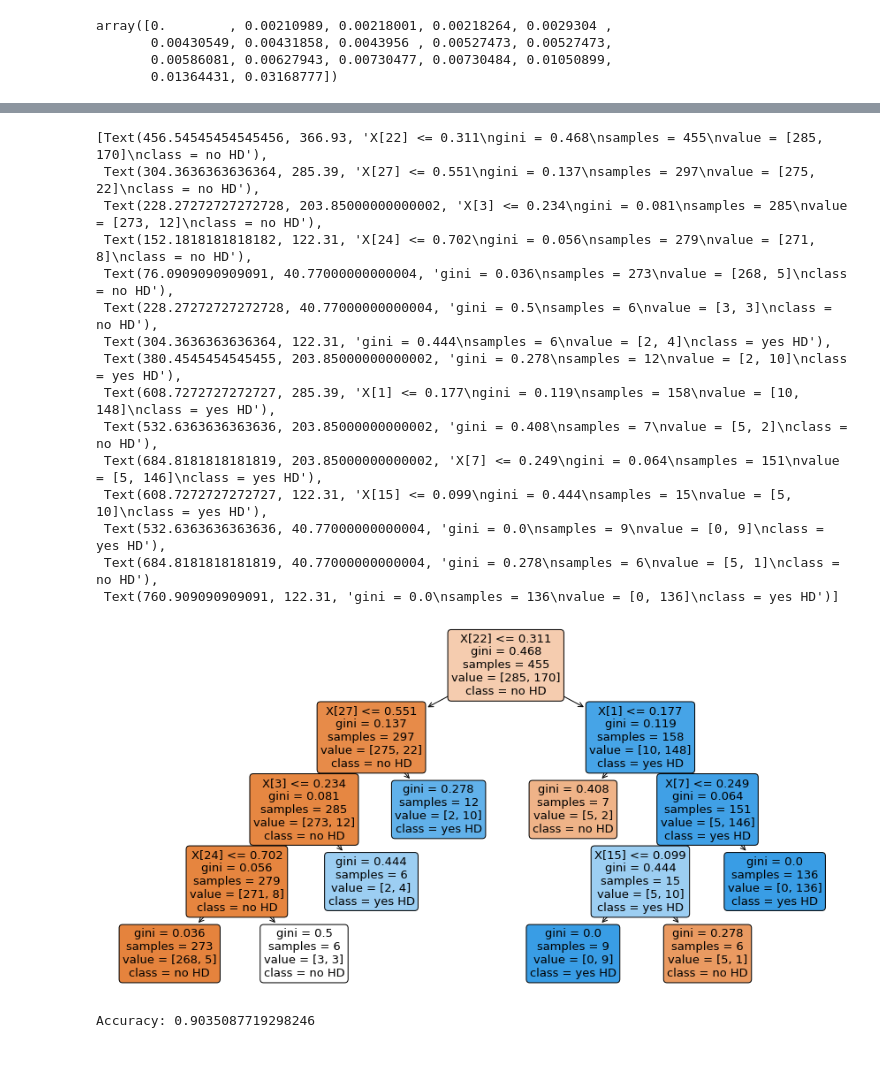
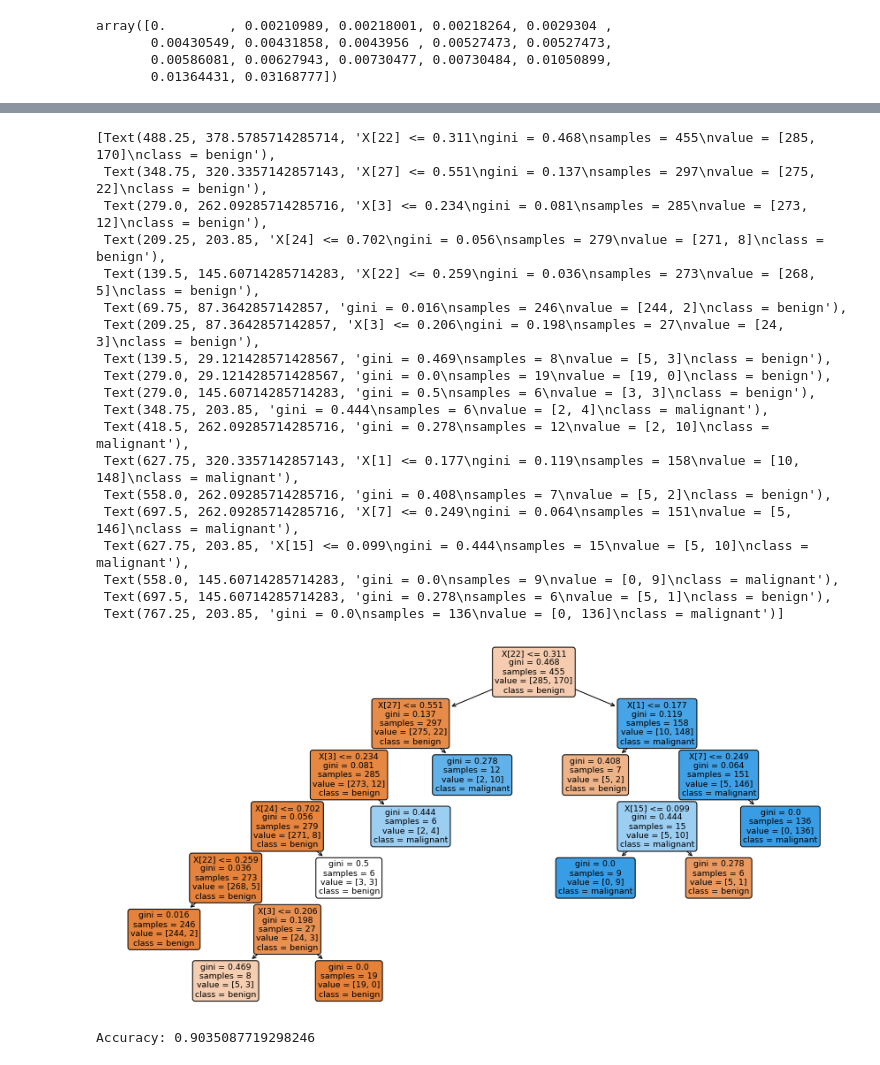
Before and after one commit to raulsainz/DataAnalytics, a Jupyter notebook: KNN.ipynb, the cells around one changed output, grey strips where cells are left out. Cells and saved outputs as stored; diff of their text form; code cells hidden in the pictures.

Commit message:
KNN vs Decision tree

```diff
--- a/KNN.ipynb
+++ b/KNN.ipynb
@@ -305,7 +297,3 @@ plot_confusion_matrix(kdd_final,X_test,y_test, display_labels=['benign','maligna
 # %% [output]
 <sklearn.metrics._plot.confusion_matrix.ConfusionMatrixDisplay at 0x...>
 [figure]
-# %%
-# Splitting train data for model tuning with cross-validation
-cv_train = ShuffleSplit(n_splits=cv_n_split, test_size=test_train_split_part, random_state=random_state)
-plot_learning_curve(knn, "KNN", X_train, y_train, cv=cv_train)
@@ -418,27 +403,29 @@ alpha_results.sort_values(by=['mean_accuracy'], ascending=False)
 # %%
-#First decision tree
-from sklearn.tree  import DecisionTreeClassifier
-from sklearn.tree  import plot_tree
-clf_dt = DecisionTreeClassifier(random_state=random_state,ccp_alpha=0.004,min_samples_leaf=6)
-clf_dt = clf_dt.fit(X_train,y_train)
+#Tunned decision tree
+dt_final = DecisionTreeClassifier(random_state=random_state,ccp_alpha=decision_tree_CV.best_params_['ccp_alpha'],min_samples_leaf=decision_tree_CV.best_params_['min_samples_leaf'])
+dt_final = dt_final.fit(X_train,y_train)
 plt.figure(figsize=(15,7.5))
-plot_tree(clf_dt,filled=True,rounded=True,class_names=['no HD','yes HD'])
+plot_tree(dt_final,filled=True,rounded=True,class_names=['benign','malignant'])
 # %% [output]
-[Text(456.54545454545456, 366.93, 'X[22] <= 0.311\ngini = 0.468\nsamples = 455\nvalue = [285, 170]\nclass = no HD'),
- Text(304.3636363636364, 285.39, 'X[27] <= 0.551\ngini = 0.137\nsamples = 297\nvalue = [275, 22]\nclass = no HD'),
- Text(228.27272727272728, 203.85000000000002, 'X[3] <= 0.234\ngini = 0.081\nsamples = 285\nvalue = [273, 12]\nclass = no HD'),
- Text(152.1818181818182, 122.31, 'X[24] <= 0.702\ngini = 0.056\nsamples = 279\nvalue = [271, 8]\nclass = no HD'),
- Text(76.0909090909091, 40.77000000000004, 'gini = 0.036\nsamples = 273\nvalue = [268, 5]\nclass = no HD'),
- Text(228.27272727272728, 40.77000000000004, 'gini = 0.5\nsamples = 6\nvalue = [3, 3]\nclass = no HD'),
- Text(304.3636363636364, 122.31, 'gini = 0.444\nsamples = 6\nvalue = [2, 4]\nclass = yes HD'),
- Text(380.4545454545455, 203.85000000000002, 'gini = 0.278\nsamples = 12\nvalue = [2, 10]\nclass = yes HD'),
- Text(608.7272727272727, 285.39, 'X[1] <= 0.177\ngini = 0.119\nsamples = 158\nvalue = [10, 148]\nclass = yes HD'),
- Text(532.6363636363636, 203.85000000000002, 'gini = 0.408\nsamples = 7\nvalue = [5, 2]\nclass = no HD'),
- Text(684.8181818181819, 203.85000000000002, 'X[7] <= 0.249\ngini = 0.064\nsamples = 151\nvalue = [5, 146]\nclass = yes HD'),
- Text(608.7272727272727, 122.31, 'X[15] <= 0.099\ngini = 0.444\nsamples = 15\nvalue = [5, 10]\nclass = yes HD'),
- Text(532.6363636363636, 40.77000000000004, 'gini = 0.0\nsamples = 9\nvalue = [0, 9]\nclass = yes HD'),
- Text(684.8181818181819, 40.77000000000004, 'gini = 0.278\nsamples = 6\nvalue = [5, 1]\nclass = no HD'),
- Text(760.909090909091, 122.31, 'gini = 0.0\nsamples = 136\nvalue = [0, 136]\nclass = yes HD')]
+[Text(488.25, 378.5785714285714, 'X[22] <= 0.311\ngini = 0.468\nsamples = 455\nvalue = [285, 170]\nclass = benign'),
+ Text(348.75, 320.3357142857143, 'X[27] <= 0.551\ngini = 0.137\nsamples = 297\nvalue = [275, 22]\nclass = benign'),
+ Text(279.0, 262.09285714285716, 'X[3] <= 0.234\ngini = 0.081\nsamples = 285\nvalue = [273, 12]\nclass = benign'),
+ Text(209.25, 203.85, 'X[24] <= 0.702\ngini = 0.056\nsamples = 279\nvalue = [271, 8]\nclass = benign'),
+ Text(139.5, 145.60714285714283, 'X[22] <= 0.259\ngini = 0.036\nsamples = 273\nvalue = [268, 5]\nclass = benign'),
+ Text(69.75, 87.3642857142857, 'gini = 0.016\nsamples = 246\nvalue = [244, 2]\nclass = benign'),
+ Text(209.25, 87.3642857142857, 'X[3] <= 0.206\ngini = 0.198\nsamples = 27\nvalue = [24, 3]\nclass = benign'),
+ Text(139.5, 29.121428571428567, 'gini = 0.469\nsamples = 8\nvalue = [5, 3]\nclass = benign'),
+ Text(279.0, 29.121428571428567, 'gini = 0.0\nsamples = 19\nvalue = [19, 0]\nclass = benign'),
+ Text(279.0, 145.60714285714283, 'gini = 0.5\nsamples = 6\nvalue = [3, 3]\nclass = benign'),
+ Text(348.75, 203.85, 'gini = 0.444\nsamples = 6\nvalue = [2, 4]\nclass = malignant'),
+ Text(418.5, 262.09285714285716, 'gini = 0.278\nsamples = 12\nvalue = [2, 10]\nclass = malignant'),
+ Text(627.75, 320.3357142857143, 'X[1] <= 0.177\ngini = 0.119\nsamples = 158\nvalue = [10, 148]\nclass = malignant'),
+ Text(558.0, 262.09285714285716, 'gini = 0.408\nsamples = 7\nvalue = [5, 2]\nclass = benign'),
+ Text(697.5, 262.09285714285716, 'X[7] <= 0.249\ngini = 0.064\nsamples = 151\nvalue = [5, 146]\nclass = malignant'),
+ Text(627.75, 203.85, 'X[15] <= 0.099\ngini = 0.444\nsamples = 15\nvalue = [5, 10]\nclass = malignant'),
+ Text(558.0, 145.60714285714283, 'gini = 0.0\nsamples = 9\nvalue = [0, 9]\nclass = malignant'),
+ Text(697.5, 145.60714285714283, 'gini = 0.278\nsamples = 6\nvalue = [5, 1]\nclass = benign'),
+ Text(767.25, 203.85, 'gini = 0.0\nsamples = 136\nvalue = [0, 136]\nclass = malignant')]
-[figure, old version]
+[figure, new version]
 # %%
  #Predict the response for test dataset
```
Also changed, not shown: parts of 22 cells of this notebook.
